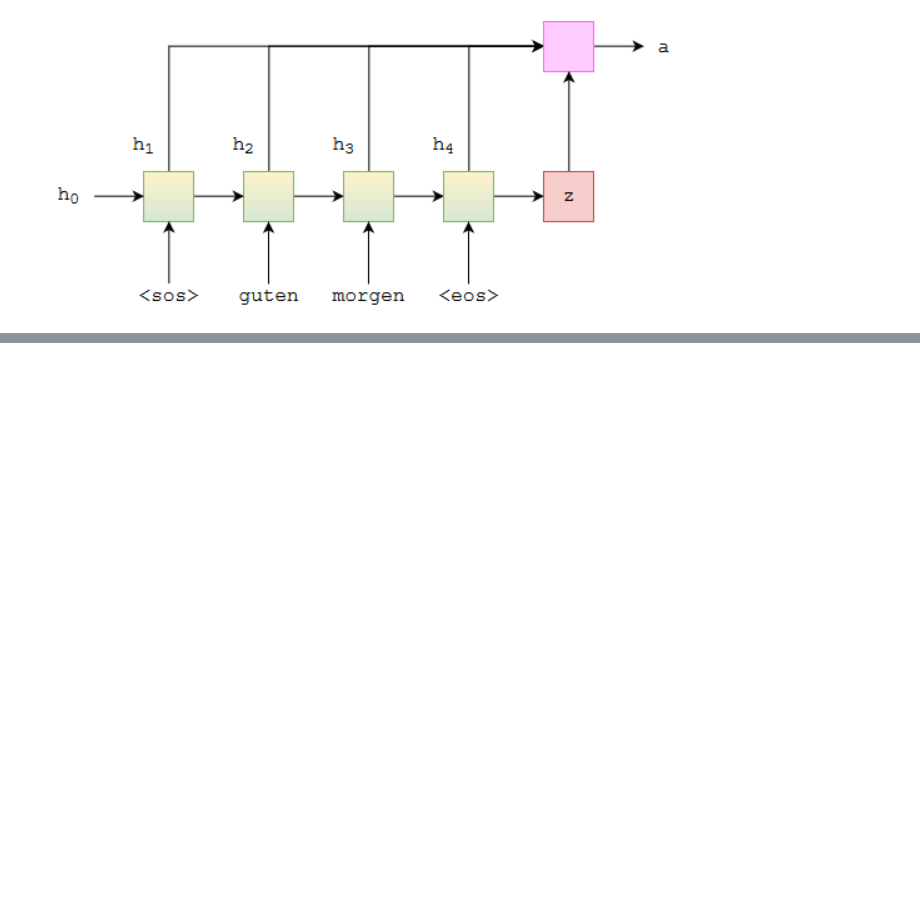
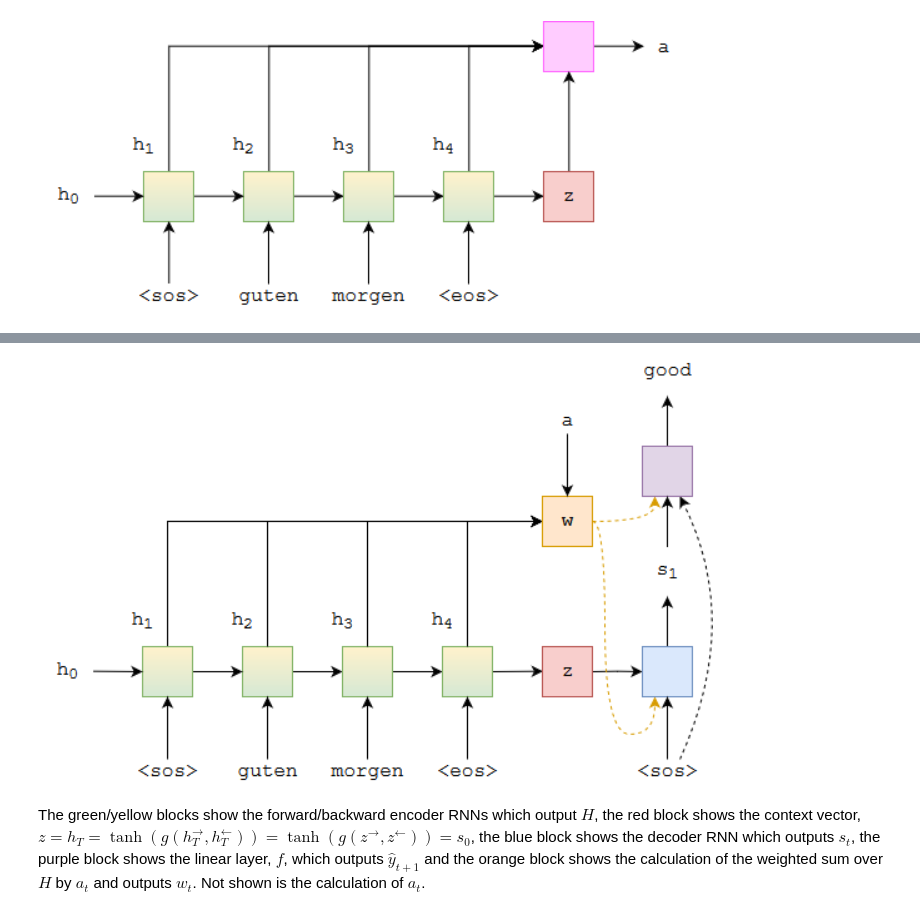
Before and after one commit to statisticallyfit/PythonNeuralNetNLP, a Jupyter notebook: src/NLPstudy/Seq2SeqModel/3_NeuralTranslation.ipynb, the cells around one changed output, grey strips where cells are left out. Drawn from its saved outputs; the diff is of its cells as text; code cells hidden in the pictures; blank space fills up the shorter version.

Commit message:
committing part of decoder class code and all of decoder latex; with tut2 model file

```diff
--- a/src/NLPstudy/Seq2SeqModel/3_NeuralTranslation.ipynb
+++ b/src/NLPstudy/Seq2SeqModel/3_NeuralTranslation.ipynb
@@ -497,0 +562,7 @@ class Attention(nn.Module):
+# %%
+Image(filename = pth + "/images/3_decoderGRU.png")
+# %% [output]
+[figure, added]
+# %% [markdown]
+
+The green/yellow blocks show the forward/backward encoder RNNs which output $H$, the red block shows the context vector, $z = h_T = \tanh(g(h^\rightarrow_T,h^\leftarrow_T)) = \tanh(g(z^\rightarrow, z^\leftarrow)) = s_0$, the blue block shows the decoder RNN which outputs $s_t$, the purple block shows the linear layer, $f$, which outputs $\hat{y}_{t+1}$ and the orange block shows the calculation of the weighted sum over $H$ by $a_t$ and outputs $w_t$. Not shown is the calculation of $a_t$.
```
Also changed, not shown: parts of 6 cells of this notebook, 2 other files.
